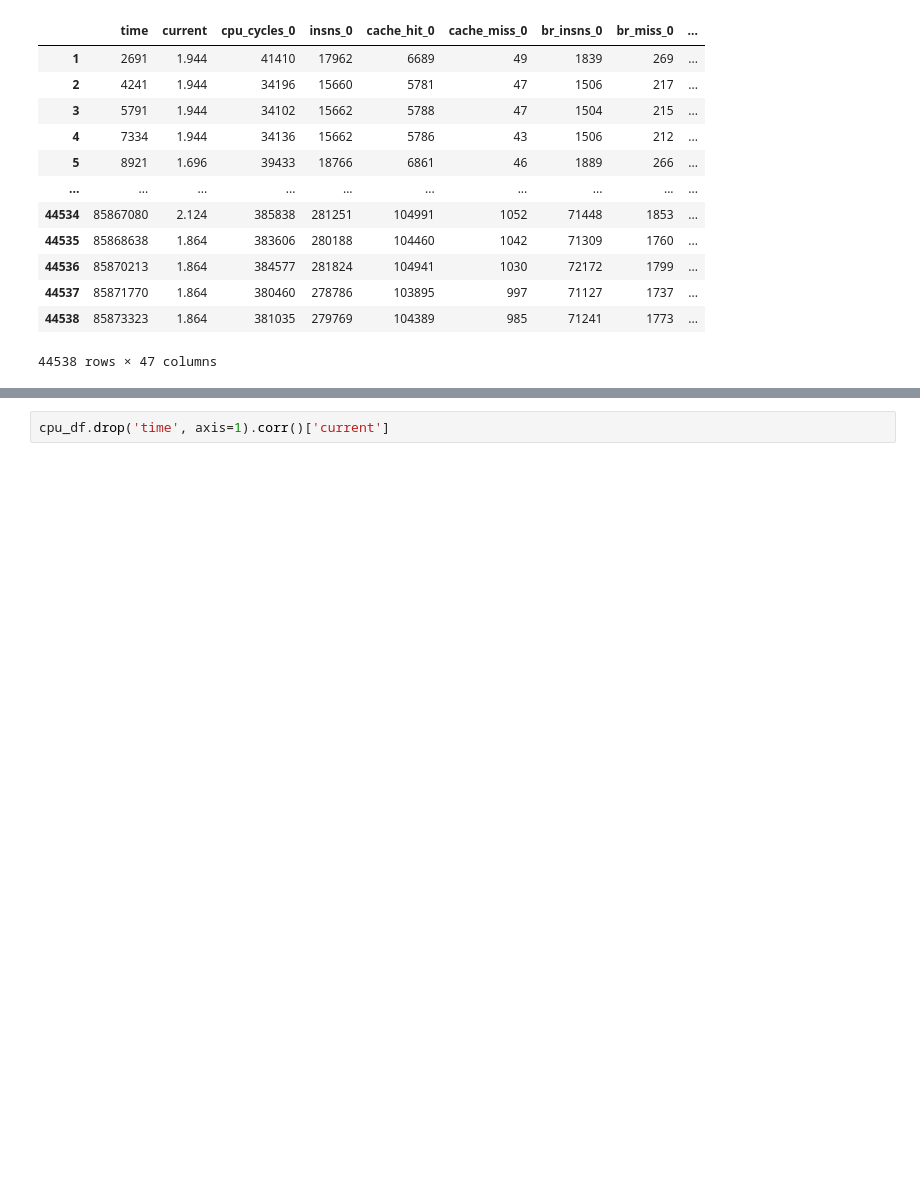
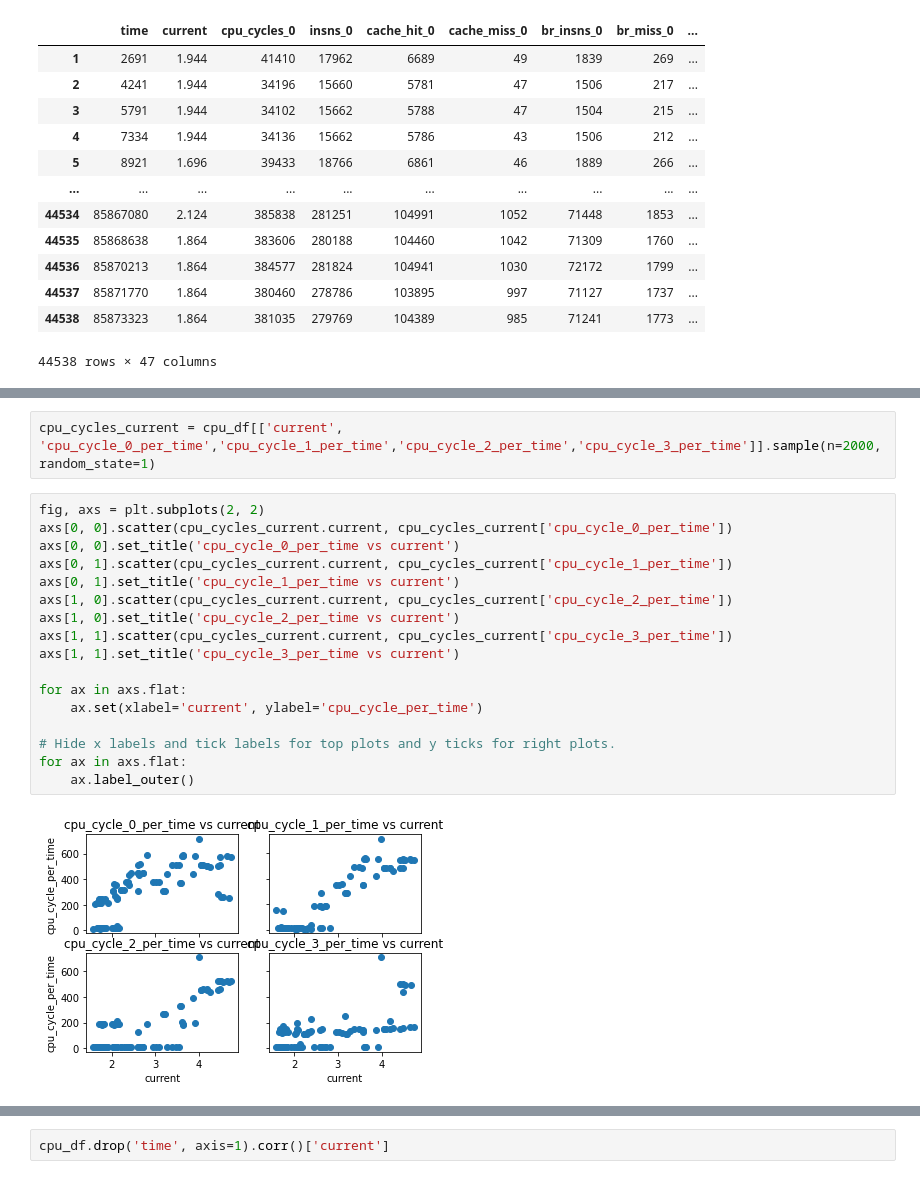
Before and after one commit to radshield/raspi-sel, a Jupyter notebook: analysis/perf_numa.ipynb, the cells around one changed output, grey strips where cells are left out. Drawn from its saved outputs; the diff is of its cells as text; blank space fills up the shorter version.

```diff
--- a/analysis/perf_numa.ipynb
+++ b/analysis/perf_numa.ipynb
@@ -54,0 +146,21 @@ cpu_df
+# %%
+cpu_cycles_current = cpu_df[['current', 'cpu_cycle_0_per_time','cpu_cycle_1_per_time','cpu_cycle_2_per_time','cpu_cycle_3_per_time']].sample(n=2000, random_state=1)
+# %%
+fig, axs = plt.subplots(2, 2)
+axs[0, 0].scatter(cpu_cycles_current.current, cpu_cycles_current['cpu_cycle_0_per_time'])
+axs[0, 0].set_title('cpu_cycle_0_per_time vs current')
+axs[0, 1].scatter(cpu_cycles_current.current, cpu_cycles_current['cpu_cycle_1_per_time'])
+axs[0, 1].set_title('cpu_cycle_1_per_time vs current')
+axs[1, 0].scatter(cpu_cycles_current.current, cpu_cycles_current['cpu_cycle_2_per_time'])
+axs[1, 0].set_title('cpu_cycle_2_per_time vs current')
+axs[1, 1].scatter(cpu_cycles_current.current, cpu_cycles_current['cpu_cycle_3_per_time'])
+axs[1, 1].set_title('cpu_cycle_3_per_time vs current')
+
+for ax in axs.flat:
+    ax.set(xlabel='current', ylabel='cpu_cycle_per_time')
+
+# Hide x labels and tick labels for top plots and y ticks for right plots.
+for ax in axs.flat:
+    ax.label_outer()
+# %% [output]
+[figure, added]
```
Also changed, not shown: parts of 12 cells of this notebook.
